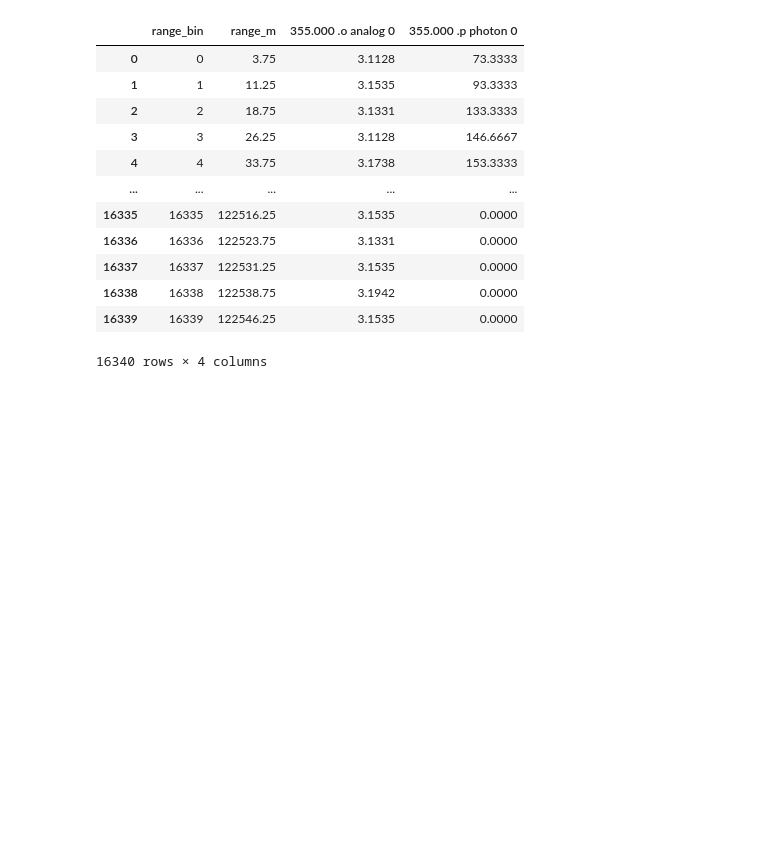
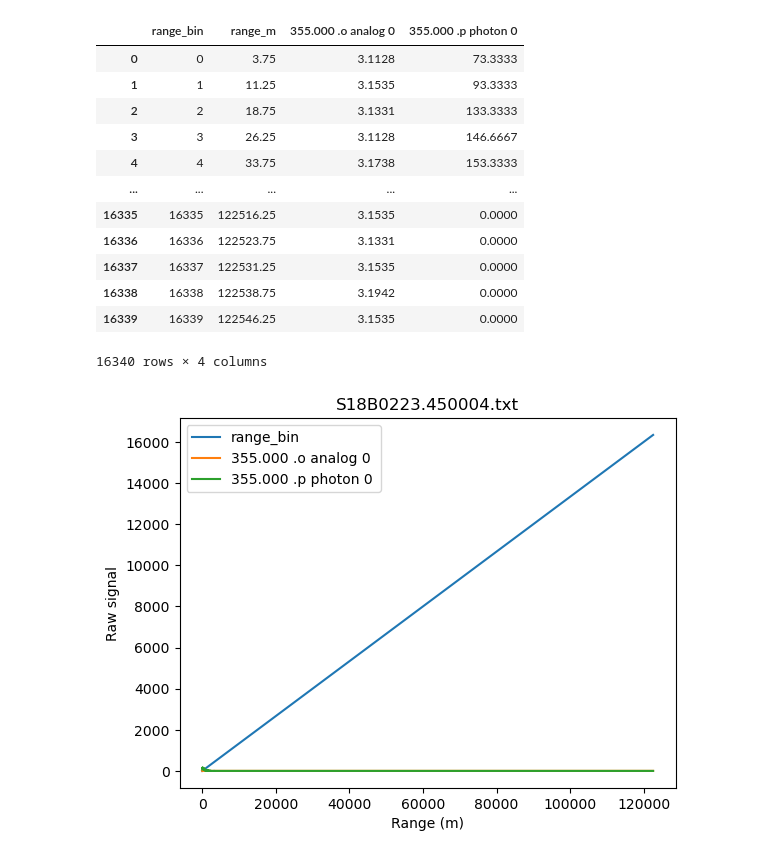
Before and after one commit to marositesUSC/dissertation, a Jupyter notebook: notebooks/lidar_signal_processing/02_precheck_profiles.ipynb, the cells around one changed output. Saved outputs shown, nothing was run; the diff lists cells and outputs as text; code cells hidden in the pictures; blank space fills up the shorter version.

```diff
--- a/notebooks/lidar_signal_processing/02_precheck_profiles.ipynb
+++ b/notebooks/lidar_signal_processing/02_precheck_profiles.ipynb
@@ -112,3 +111,11 @@ usc_profile
 | 16338 | 16338 | 122538.75 | 3.1942 | 0.0000 |
 | 16339 | 16339 | 122546.25 | 3.1535 | 0.0000 |
 16340 rows × 4 columns
+# %%
+usc_profile.plot(x="range_m")
+plt.xlabel("Range (m)")
+plt.ylabel("Raw signal")
+plt.title(usc_meta["file_name"])
+plt.show()
+# %% [output]
+[figure, added]
```
Also changed, not shown: parts of 6 cells of this notebook, 2 other files.
